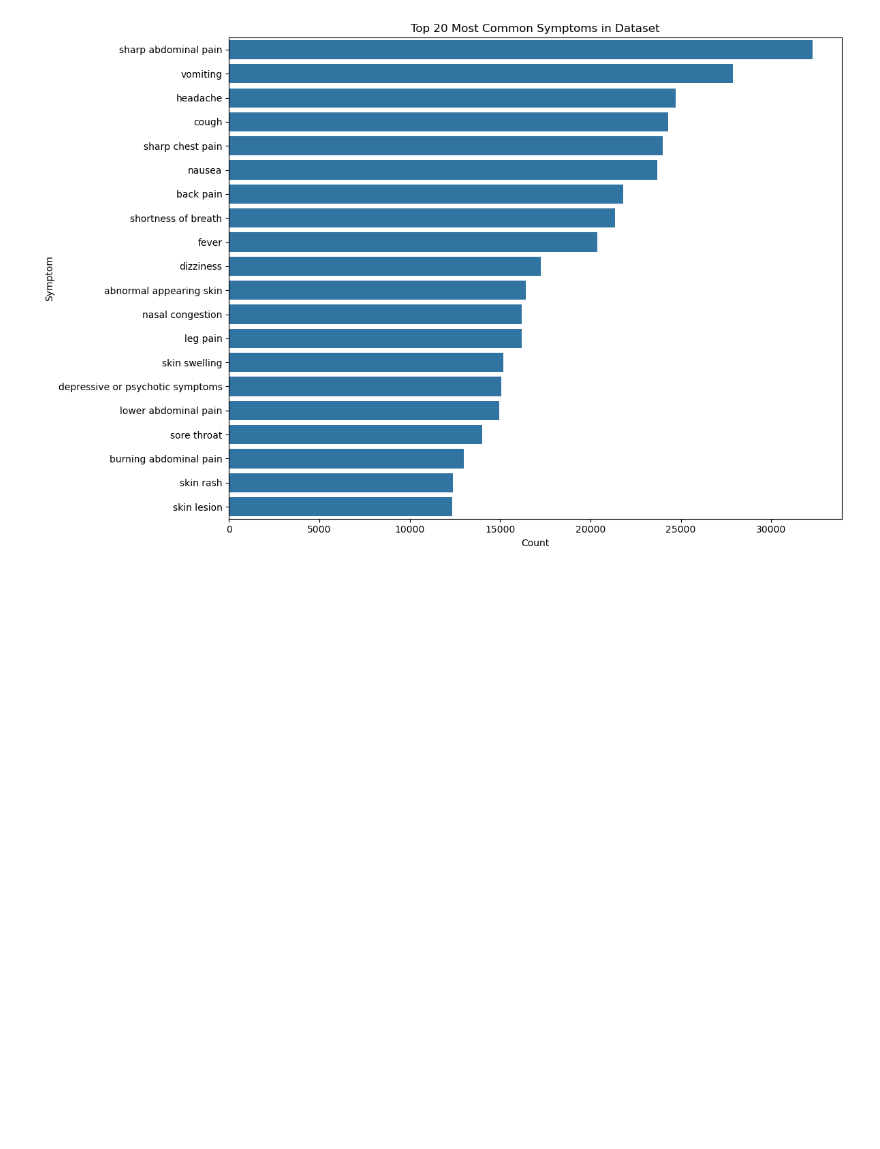
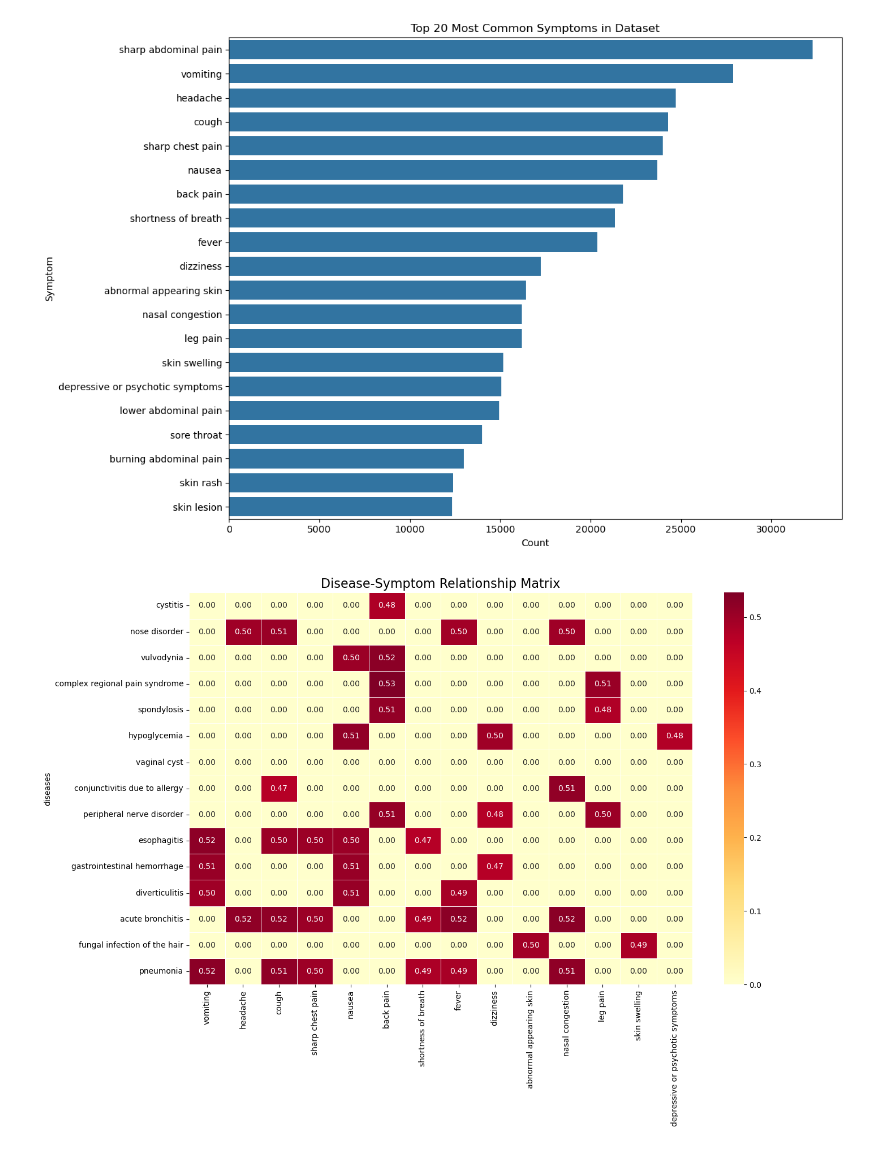
Before and after one commit to nihcas2015/Disease_Predictor, a Jupyter notebook: EDA_Analysis.ipynb, the cells around one changed output. Cells and saved outputs as stored; diff of their text form; code cells hidden in the pictures; blank space fills up the shorter version.

```diff
--- a/EDA_Analysis.ipynb
+++ b/EDA_Analysis.ipynb
@@ -264,6 +276,26 @@ plt.tight_layout()
 plt.show()
 # %% [output]
 [figure]
+# %%
+#Using pivot table to create a disease-symptom relationship matrix
+top_n_symptoms = 15
+disease_counts = df['diseases'].value_counts()
+
+top_symptoms = symptom_counts.head(top_n_symptoms).index
+top_symptoms = top_symptoms[1:]
+
+disease_symptom_matrix = df.groupby('diseases')[top_symptoms].mean()
+
+top_diseases = disease_counts.head(15).index
+disease_symptom_heatmap = disease_symptom_matrix.loc[top_diseases]
+
+plt.figure(figsize=(14, 10))
+sns.heatmap(disease_symptom_heatmap, cmap='YlOrRd', annot=True, fmt='.2f', linewidths=0.5)
+plt.title('Disease-Symptom Relationship Matrix', fontsize=16)
+plt.tight_layout()
+plt.show()
+# %% [output]
+[figure, added]
 # %%
 # Finding top 10 most correlated symptoms using heatmap
 correlation_matrix = df.drop('diseases', axis=1).corr()
```
Also changed, not shown: parts of 4 cells of this notebook.
